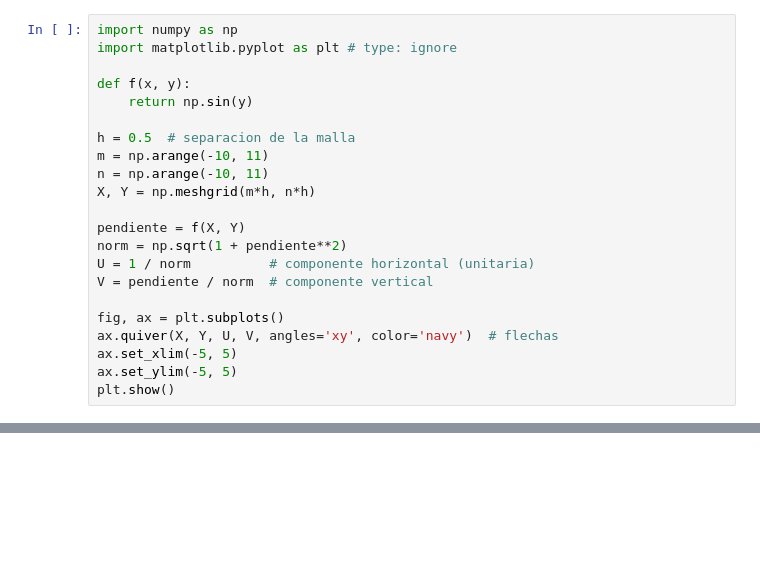
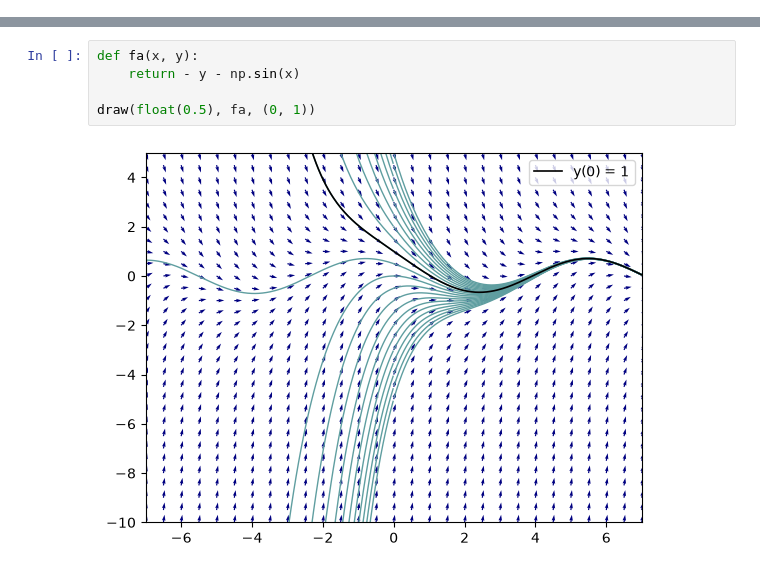
Before and after one commit to itsValepP/ECDI_Guia1_Calderon_Lopez_Pachon, a Jupyter notebook: Guia1Punto1_Calderón_López_Pachón.ipynb, the cells around one changed output, grey strips where cells are left out. Drawn from its saved outputs; the diff is of its cells as text; blank space fills up the shorter version.

```diff
--- a/Guia1Punto1_Calderón_López_Pachón.ipynb
+++ b/Guia1Punto1_Calderón_López_Pachón.ipynb
@@ -10,22 +11,0 @@ a.  $y'=-y-\sin(x)$, con $y(0)=1$
-# %%
-import numpy as np
-import matplotlib.pyplot as plt # type: ignore
-
-def f(x, y):
-    return np.sin(y)
-
-h = 0.5  # separacion de la malla
-m = np.arange(-10, 11)
-n = np.arange(-10, 11)
-X, Y = np.meshgrid(m*h, n*h)
-
-pendiente = f(X, Y)
-norm = np.sqrt(1 + pendiente**2)
-U = 1 / norm          # componente horizontal (unitaria)
-V = pendiente / norm  # componente vertical
-
-fig, ax = plt.subplots()
-ax.quiver(X, Y, U, V, angles='xy', color='navy')  # flechas
-ax.set_xlim(-5, 5)
-ax.set_ylim(-5, 5)
-plt.show()
@@ -41,0 +75,7 @@ f.  $y'=x-y$, con $y(1)=1$
+# %%
+def fa(x, y):
+    return - y - np.sin(x)
+
+draw(float(0.5), fa, (0, 1))
+# %% [output]
+[figure, added]
```
Also changed, not shown: parts of 18 cells of this notebook.
